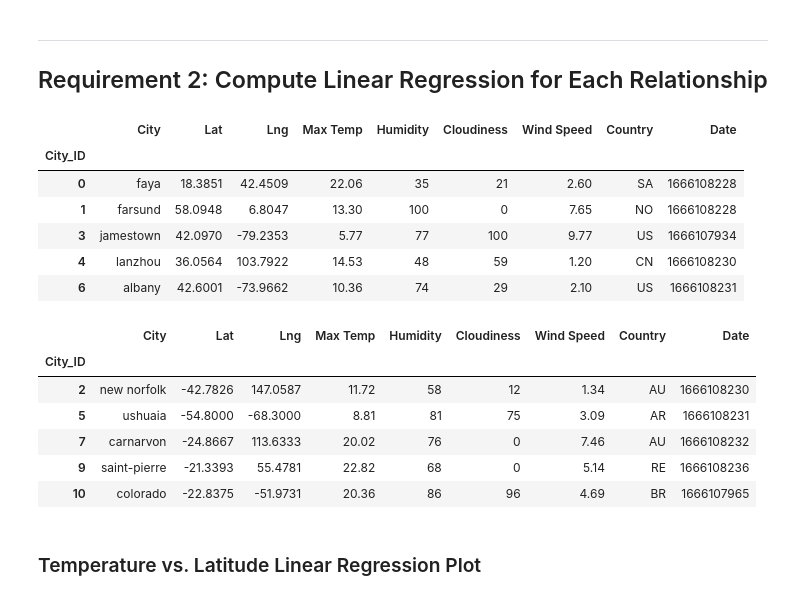
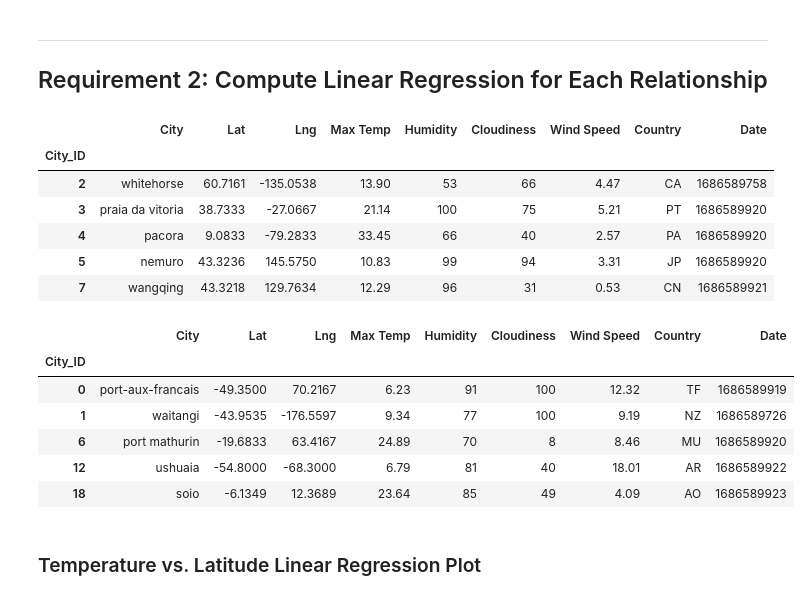
Before and after one commit to jduckw0rth/python-api-challenge, a Jupyter notebook: WeatherPy.ipynb, the cells around one changed output. Cells and saved outputs as stored; diff of their text form; code cells hidden in the pictures.

```diff
--- a/WeatherPy.ipynb
+++ b/WeatherPy.ipynb
@@ -290,30 +327,30 @@ plt.show()
 # %%
 # Create a DataFrame with the Northern Hemisphere data (Latitude >= 0)
-# YOUR CODE HERE
+northern_hemi_df = city_data_df[city_data_df["Lat"] >= 0]
 
 # Display sample data
 northern_hemi_df.head()
 # %% [output]
 |  | City | Lat | Lng | Max Temp | Humidity | Cloudiness | Wind Speed | Country | Date |
 | City_ID |  |  |  |  |  |  |  |  |  |
-| 0 | faya | 18.3851 | 42.4509 | 22.06 | 35 | 21 | 2.60 | SA | 1666108228 |
-| 1 | farsund | 58.0948 | 6.8047 | 13.30 | 100 | 0 | 7.65 | NO | 1666108228 |
-| 3 | jamestown | 42.0970 | -79.2353 | 5.77 | 77 | 100 | 9.77 | US | 1666107934 |
-| 4 | lanzhou | 36.0564 | 103.7922 | 14.53 | 48 | 59 | 1.20 | CN | 1666108230 |
-| 6 | albany | 42.6001 | -73.9662 | 10.36 | 74 | 29 | 2.10 | US | 1666108231 |
+| 2 | whitehorse | 60.7161 | -135.0538 | 13.90 | 53 | 66 | 4.47 | CA | 1686589758 |
+| 3 | praia da vitoria | 38.7333 | -27.0667 | 21.14 | 100 | 75 | 5.21 | PT | 1686589920 |
+| 4 | pacora | 9.0833 | -79.2833 | 33.45 | 66 | 40 | 2.57 | PA | 1686589920 |
+| 5 | nemuro | 43.3236 | 145.5750 | 10.83 | 99 | 94 | 3.31 | JP | 1686589920 |
+| 7 | wangqing | 43.3218 | 129.7634 | 12.29 | 96 | 31 | 0.53 | CN | 1686589921 |
 # %%
 # Create a DataFrame with the Southern Hemisphere data (Latitude < 0)
-# YOUR CODE HERE
+southern_hemi_df = city_data_df[city_data_df["Lat"] < 0]
 
 # Display sample data
 southern_hemi_df.head()
 # %% [output]
 |  | City | Lat | Lng | Max Temp | Humidity | Cloudiness | Wind Speed | Country | Date |
 | City_ID |  |  |  |  |  |  |  |  |  |
-| 2 | new norfolk | -42.7826 | 147.0587 | 11.72 | 58 | 12 | 1.34 | AU | 1666108230 |
-| 5 | ushuaia | -54.8000 | -68.3000 | 8.81 | 81 | 75 | 3.09 | AR | 1666108231 |
-| 7 | carnarvon | -24.8667 | 113.6333 | 20.02 | 76 | 0 | 7.46 | AU | 1666108232 |
-| 9 | saint-pierre | -21.3393 | 55.4781 | 22.82 | 68 | 0 | 5.14 | RE | 1666108236 |
-| 10 | colorado | -22.8375 | -51.9731 | 20.36 | 86 | 96 | 4.69 | BR | 1666107965 |
+| 0 | port-aux-francais | -49.3500 | 70.2167 | 6.23 | 91 | 100 | 12.32 | TF | 1686589919 |
+| 1 | waitangi | -43.9535 | -176.5597 | 9.34 | 77 | 100 | 9.19 | NZ | 1686589726 |
+| 6 | port mathurin | -19.6833 | 63.4167 | 24.89 | 70 | 8 | 8.46 | MU | 1686589920 |
+| 12 | ushuaia | -54.8000 | -68.3000 | 6.79 | 81 | 40 | 18.01 | AR | 1686589922 |
+| 18 | soio | -6.1349 | 12.3689 | 23.64 | 85 | 49 | 4.09 | AO | 1686589923 |
 # %% [markdown]
 ###  Temperature vs. Latitude Linear Regression Plot
```
Also changed, not shown: parts of 38 cells of this notebook.
